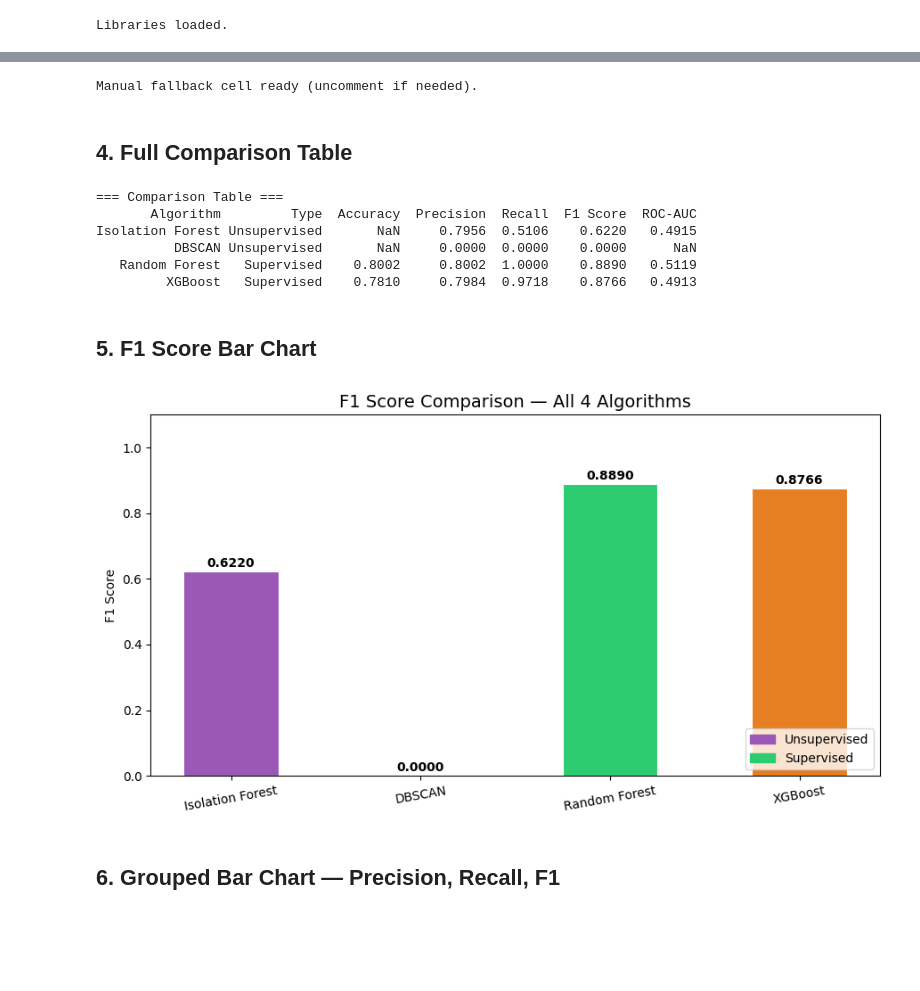
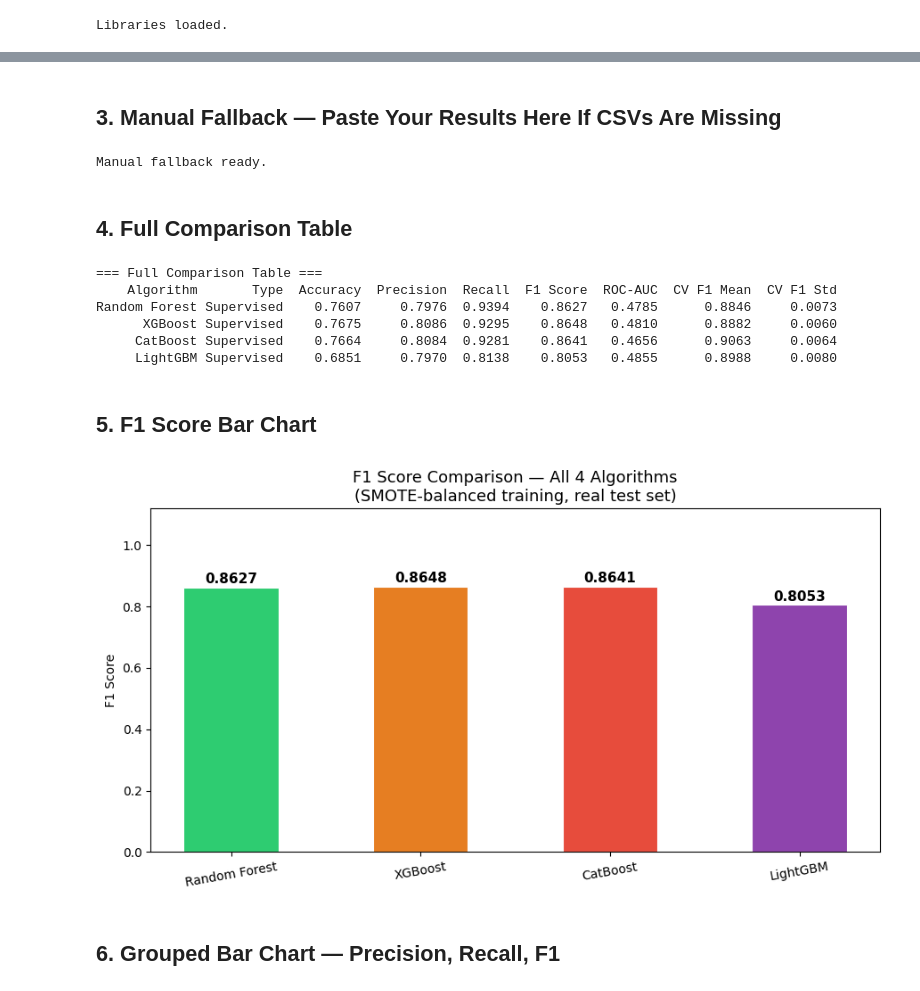
Before and after one commit to charindu17/NSL-KDD-Anomaly-Detection-ML-Assignment, a Jupyter notebook: comparison/05_model_comparison.ipynb, the cells around one changed output, grey strips where cells are left out. Drawn from its saved outputs; the diff is of its cells as text; code cells hidden in the pictures; blank space fills up the shorter version.

```diff
--- a/comparison/05_model_comparison.ipynb
+++ b/comparison/05_model_comparison.ipynb
@@ -24,9 +28,9 @@ Libraries loaded.
 # %%
 result_files = [
-    'results_isolation_forest.csv',
-    'results_dbscan.csv',
     'results_random_forest.csv',
     'results_xgboost.csv',
+    'results_catboost.csv',
+    'results_lightgbm.csv',
 ]
 
 dfs = []
@@ -36,7 +40,7 @@ for fname in result_files:
         dfs.append(pd.read_csv(path))
         print(f'Loaded : {fname}')
     else:
-        print(f'MISSING: {fname} — run the corresponding member notebook first.')
+        print(f'MISSING: {fname} — run the member notebook first.')
 
 results_df = pd.concat(dfs, ignore_index=True) if dfs else pd.DataFrame()
 print(f'\nTotal algorithms loaded: {len(dfs)}')
@@ -53,69 +54,73 @@ If CSVs are not yet available, paste your actual metric values below.
+# %% [markdown]
+## 3. Manual Fallback — Paste Your Results Here If CSVs Are Missing
 # %%
-# UNCOMMENT and fill in your actual values if CSVs are missing
+# UNCOMMENT and fill in your actual values if CSVs are not yet available
 
 # results_df = pd.DataFrame([
-#     {'Algorithm':'Isolation Forest','Type':'Unsupervised',
-#      'Accuracy':'N/A','Precision':0.00,'Recall':0.00,'F1 Score':0.00,'ROC-AUC':0.00},
-#     {'Algorithm':'DBSCAN',          'Type':'Unsupervised',
-#      'Accuracy':'N/A','Precision':0.00,'Recall':0.00,'F1 Score':0.00,'ROC-AUC':'N/A'},
-#     {'Algorithm':'Random Forest',   'Type':'Supervised',
-#      'Accuracy':0.00, 'Precision':0.00,'Recall':0.00,'F1 Score':0.00,'ROC-AUC':0.00},
-#     {'Algorithm':'XGBoost',         'Type':'Supervised',
-#      'Accuracy':0.00, 'Precision':0.00,'Recall':0.00,'F1 Score':0.00,'ROC-AUC':0.00},
+#     {'Algorithm':'Random Forest','Type':'Supervised',
+#      'Accuracy':0.00,'Precision':0.00,'Recall':0.00,'F1 Score':0.00,'ROC-AUC':0.00,
+#      'CV F1 Mean':0.00,'CV F1 Std':0.00},
+#     {'Algorithm':'XGBoost','Type':'Supervised',
+#      'Accuracy':0.00,'Precision':0.00,'Recall':0.00,'F1 Score':0.00,'ROC-AUC':0.00,
+#      'CV F1 Mean':0.00,'CV F1 Std':0.00},
+#     {'Algorithm':'CatBoost','Type':'Supervised',
+#      'Accuracy':0.00,'Precision':0.00,'Recall':0.00,'F1 Score':0.00,'ROC-AUC':0.00,
+#      'CV F1 Mean':0.00,'CV F1 Std':0.00},
+#     {'Algorithm':'LightGBM','Type':'Supervised',
+#      'Accuracy':0.00,'Precision':0.00,'Recall':0.00,'F1 Score':0.00,'ROC-AUC':0.00,
+#      'CV F1 Mean':0.00,'CV F1 Std':0.00},
 # ])
-
-print('Manual fallback cell ready (uncomment if needed).')
+print('Manual fallback ready.')
 # %% [output]
-Manual fallback cell ready (uncomment if needed).
+Manual fallback ready.
 # %% [markdown]
 ## 4. Full Comparison Table
 # %%
-display_cols = [c for c in ['Algorithm','Type','Accuracy',
-                             'Precision','Recall','F1 Score','ROC-AUC']
+display_cols = [c for c in ['Algorithm','Type','Accuracy','Precision',
+                             'Recall','F1 Score','ROC-AUC',
+                             'CV F1 Mean','CV F1 Std']
                 if c in results_df.columns]
 
-print('=== Comparison Table ===')
+print('=== Full Comparison Table ===')
 print(results_df[display_cols].to_string(index=False))
 # %% [output]
-=== Comparison Table ===
-       Algorithm         Type  Accuracy  Precision  Recall  F1 Score  ROC-AUC
-Isolation Forest Unsupervised       NaN     0.7956  0.5106    0.6220   0.4915
-          DBSCAN Unsupervised       NaN     0.0000  0.0000    0.0000      NaN
-   Random Forest   Supervised    0.8002     0.8002  1.0000    0.8890   0.5119
-         XGBoost   Supervised    0.7810     0.7984  0.9718    0.8766   0.4913
+=== Full Comparison Table ===
+    Algorithm       Type  Accuracy  Precision  Recall  F1 Score  ROC-AUC  CV F1 Mean  CV F1 Std
+Random Forest Supervised    0.7607     0.7976  0.9394    0.8627   0.4785      0.8846     0.0073
+      XGBoost Supervised    0.7675     0.8086  0.9295    0.8648   0.4810      0.8882     0.0060
+     CatBoost Supervised    0.7664     0.8084  0.9281    0.8641   0.4656      0.9063     0.0064
+     LightGBM Supervised    0.6851     0.7970  0.8138    0.8053   0.4855      0.8988     0.0080
 # %% [markdown]
 ## 5. F1 Score Bar Chart
 # %%
 algo_colors = {
-    'Isolation Forest': '#9b59b6',
-    'DBSCAN'          : '#3498db',
-    'Random Forest'   : '#2ecc71',
-    'XGBoost'         : '#e67e22'
+    'Random Forest': '#2ecc71',
+    'XGBoost'      : '#e67e22',
+    'CatBoost'     : '#e74c3c',
+    'LightGBM'     : '#8e44ad'
 }
-colors = [algo_colors.get(a, '#95a5a6') for a in results_df['Algorithm']]
+colors  = [algo_colors.get(a,'#95a5a6') for a in results_df['Algorithm']]
 f1_vals = pd.to_numeric(results_df['F1 Score'], errors='coerce')
 
 plt.figure(figsize=(9, 5))
 bars = plt.bar(results_df['Algorithm'], f1_vals,
                color=colors, edgecolor='white', linewidth=0.8, width=0.5)
 for bar, val in zip(bars, f1_vals):
     if not pd.isna(val):
         plt.text(bar.get_x() + bar.get_width()/2,
                  bar.get_height() + 0.005,
                  f'{val:.4f}', ha='center', va='bottom',
-                 fontsize=10, fontweight='bold')
-plt.title('F1 Score Comparison — All 4 Algorithms', fontsize=14)
+                 fontsize=11, fontweight='bold')
+plt.title('F1 Score Comparison — All 4 Algorithms\n(SMOTE-balanced training, real test set)',
+          fontsize=13)
 plt.ylabel('F1 Score')
-plt.ylim(0, 1.1)
+plt.ylim(0, 1.12)
 plt.xticks(rotation=10)
-u_patch = mpatches.Patch(color='#9b59b6', label='Unsupervised')
-s_patch = mpatches.Patch(color='#2ecc71', label='Supervised')
-plt.legend(handles=[u_patch, s_patch], loc='lower right')
 plt.tight_layout()
 plt.savefig('comparison_f1.png', dpi=150)
 plt.show()
 # %% [output]
-[figure, old version]
+[figure, new version]
 # %% [markdown]
 ## 6. Grouped Bar Chart — Precision, Recall, F1
 # %%
```
Also changed, not shown: parts of 17 cells of this notebook, 9 other files.
